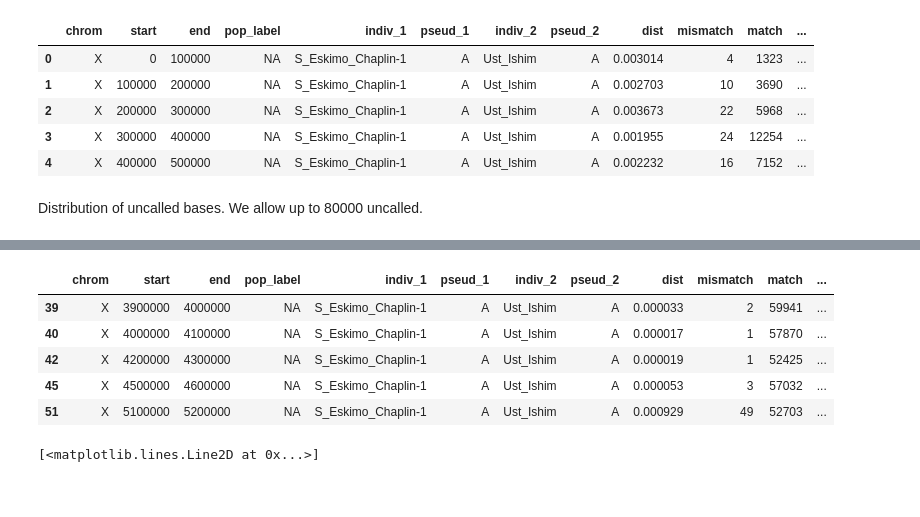
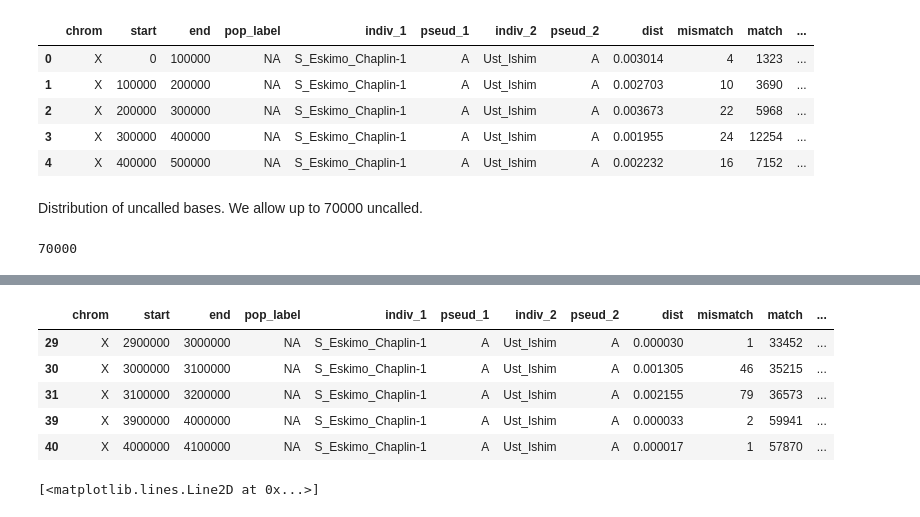
Before and after one commit to kaspermunch/humanXsweeps, a Jupyter notebook: notebooks/nb_19_sweeps_and_dist_to_ust_ishim.ipynb, the cells around one changed output, grey strips where cells are left out. Saved outputs shown, nothing was run; the diff lists cells and outputs as text; code cells hidden in the pictures.

```diff
--- a/notebooks/nb_19_sweeps_and_dist_to_ust_ishim.ipynb
+++ b/notebooks/nb_19_sweeps_and_dist_to_ust_ishim.ipynb
@@ -185,5 +185,9 @@ ust_ishim_dist_data.head()
 | 3 | X | 300000 | 400000 | NA | S_Eskimo_Chaplin-1 | A | Ust_Ishim | A | 0.001955 | 24 | 12254 | ... |
 | 4 | X | 400000 | 500000 | NA | S_Eskimo_Chaplin-1 | A | Ust_Ishim | A | 0.002232 | 16 | 7152 | ... |
 # %% [markdown]
-Distribution of uncalled bases. We allow up to 80000 uncalled.
+Distribution of uncalled bases. We allow up to 70000 uncalled.
+# %%
+analysis_globals.ust_ishim_max_uncalled_bases
+# %% [output]
+70000
 # %%
@@ -194,13 +208,13 @@ g = g.axvline(80000, linestyle='dashed', color='black')
 # %%
-ust_ishim_dist_data = ust_ishim_dist_data.loc[lambda df: df.uncalled <= analysis_globals.max_uncalled_bases]
+ust_ishim_dist_data = ust_ishim_dist_data.loc[lambda df: df.uncalled <= analysis_globals.ust_ishim_max_uncalled_bases]
 ust_ishim_dist_data.head()
 # %% [output]
 |  | chrom | start | end | pop_label | indiv_1 | pseud_1 | indiv_2 | pseud_2 | dist | mismatch | match | ... |
+| 29 | X | 2900000 | 3000000 | NA | S_Eskimo_Chaplin-1 | A | Ust_Ishim | A | 0.000030 | 1 | 33452 | ... |
+| 30 | X | 3000000 | 3100000 | NA | S_Eskimo_Chaplin-1 | A | Ust_Ishim | A | 0.001305 | 46 | 35215 | ... |
+| 31 | X | 3100000 | 3200000 | NA | S_Eskimo_Chaplin-1 | A | Ust_Ishim | A | 0.002155 | 79 | 36573 | ... |
 | 39 | X | 3900000 | 4000000 | NA | S_Eskimo_Chaplin-1 | A | Ust_Ishim | A | 0.000033 | 2 | 59941 | ... |
 | 40 | X | 4000000 | 4100000 | NA | S_Eskimo_Chaplin-1 | A | Ust_Ishim | A | 0.000017 | 1 | 57870 | ... |
-| 42 | X | 4200000 | 4300000 | NA | S_Eskimo_Chaplin-1 | A | Ust_Ishim | A | 0.000019 | 1 | 52425 | ... |
-| 45 | X | 4500000 | 4600000 | NA | S_Eskimo_Chaplin-1 | A | Ust_Ishim | A | 0.000053 | 3 | 57032 | ... |
-| 51 | X | 5100000 | 5200000 | NA | S_Eskimo_Chaplin-1 | A | Ust_Ishim | A | 0.000929 | 49 | 52703 | ... |
 # %%
 tmp = ust_ishim_dist_data.loc[(ust_ishim_dist_data.indiv_1 == 'S_Eskimo_Chaplin-1') & (ust_ishim_dist_data.dist < 5e-5), ['dist', 'start']]
 plt.plot(tmp.start, tmp.dist, 'o')
```
Also changed, not shown: parts of 18 cells of this notebook, 8 other files.
